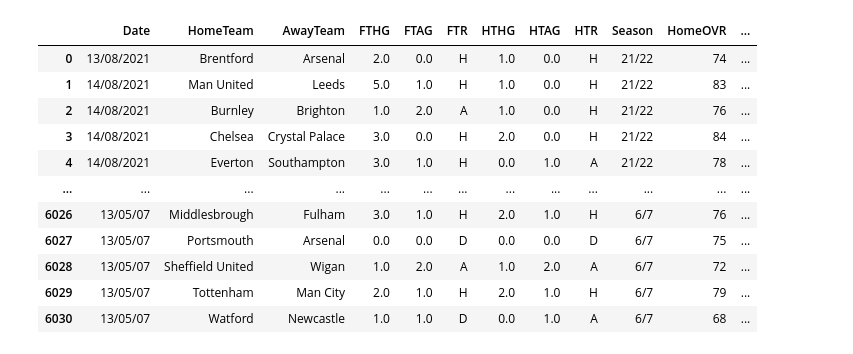
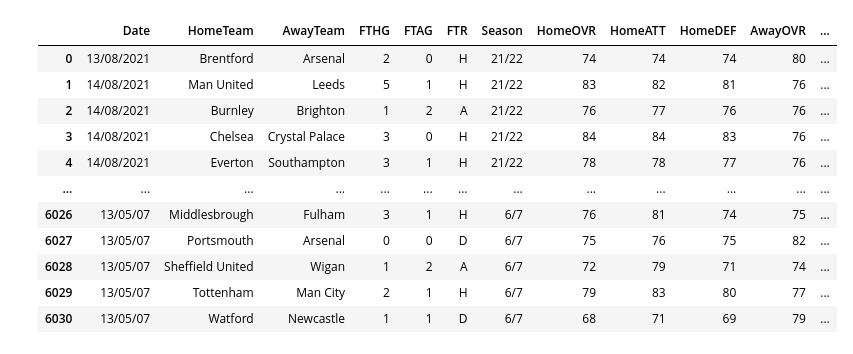
Before and after one commit to nickriley21/CMSC320Final, a Jupyter notebook: Final/Final.ipynb, the cells around one changed output. Saved outputs shown, nothing was run; the diff lists cells and outputs as text; code cells hidden in the pictures.

```diff
--- a/Final/Final.ipynb
+++ b/Final/Final.ipynb
@@ -69,6 +64,9 @@ for fifa in fifas:
     root = BeautifulSoup(fifa.content)
     tables = root.find("table")
     overalls = tables.findAll("td", {"data-title":"OVR"})
+    attacks = tables.findAll("td", {"data-title":"ATT"})
+    defends = tables.findAll("td", {"data-title":"DEF"})
+
     teams = tables.findAll("a", text=re.compile("^(((([A-Z][a-z]+)|(&)|(AFC)|(F\.?C\.?)) ?)+)$"))
     teams = list(map(lambda x: re.search('>(((([A-Z][a-z]+)|(&amp;)|(AFC)|(F\.?C\.?)) ?)+)<',str(x))[1],teams))
     teams = [x for x in teams if 'Premier League' not in x]
@@ -132,10 +130,18 @@ for fifa in fifas:
 
 
     overalls = list(map(lambda x: re.search('>(\d\d)<',str(x))[1],overalls))
+    attacks = list(map(lambda x: re.search('>(\d\d)<',str(x))[1],attacks))
+    defends = list(map(lambda x: re.search('>(\d\d)<',str(x))[1],defends))
+
     t = dict()
     for i,team in enumerate(teams):
-        t[team] = overalls[i]
+        # This was one of the most glaringly incorrect values I found.
+        # It says it was 69, but that just is nowhere near correct, it was 79
+        if j == 16 and team == "Man United":
+            attacks[i] = 79
+        t[team] = overalls[i],attacks[i],defends[i]
     lst[str(j-1)+'/'+str(j)] = t
     j += 1
-lst
+
+{k: lst[k] for k in list(lst)[:2]}
 # %% [output]
@@ -159,43 +171,78 @@ lst
 # %%
-data.reset_index(inplace=True)
-df = data.loc[:, data.columns.intersection(['Date','Season','HomeTeam', 'AwayTeam','FTR','FTHG','FTAG','HTR','HTHG','HTAG'])]
+df = data.loc[:, data.columns.intersection(['Date','Season','HomeTeam', 'AwayTeam','FTR','FTHG','FTAG'])]#,'HTR','HTHG','HTAG'])]
+df = df.astype({'FTHG':'int','FTAG':'int'})
 df['HomeOVR'] = 0
+df['HomeATT'] = 0
+df['HomeDEF'] = 0
+
 df['AwayOVR'] = 0
+df['AwayATT'] = 0
+df['AwayDEF'] = 0
+
 for i,row in df.iterrows():
 
     # 2 teams have issues on the fifaindex website
-    # 11/12 Arsenal when they are in the pro league: 81 overall
-    # 12/13 South Hampton when they are in the MLS: 73 overall
+    # 11/12 Arsenal when they are in the Pro League: 81 OVR, 84 ATT, 81 DEF
+    # 12/13 South Hampton when they are in the "npower Champ." league: 73 OVR, 71 ATT, 68 DEF
     # we will just manualy grab them
     season = row['Season']
     home = row['HomeTeam']
     away = row['AwayTeam']
     try:
-        df.at[i,'HomeOVR'] = lst[season][home]
+        df.at[i,'HomeOVR'] = lst[season][home][0]
+        df.at[i,'HomeATT'] = lst[season][home][1]
+        df.at[i,'HomeDEF'] = lst[season][home][2]
         try:
-            df.at[i,'AwayOVR'] = lst[season][away]
+            df.at[i,'AwayOVR'] = lst[season][away][0]
+            df.at[i,'AwayATT'] = lst[season][away][1]
+            df.at[i,'AwayDEF'] = lst[season][away][2]
         except:
             if away == 'Arsenal':
                 df.at[i,'AwayOVR'] = 81
+                df.at[i,'AwayDEF'] = 81
+                df.at[i,'AwayATT'] = 84
+
+                df.at[i,'HomeOVR'] = lst[season][home][0]
+                df.at[i,'HomeATT'] = lst[season][home][1]
+                df.at[i,'HomeDEF'] = lst[season][home][2]
+
             if away == 'Southampton':
                 df.at[i,'AwayOVR'] = 73
+                df.at[i,'AwayATT'] = 71
+                df.at[i,'AwayDEF'] = 68
+
+                df.at[i,'HomeOVR'] = lst[season][home][0]
+                df.at[i,'HomeATT'] = lst[season][home][1]
+                df.at[i,'HomeDEF'] = lst[season][home][2]
     except:
         if home == 'Arsenal':
                 df.at[i,'HomeOVR'] = 81
+                df.at[i,'HomeDEF'] = 81
+                df.at[i,'HomeATT'] = 84
+
+                df.at[i,'AwayOVR'] = lst[season][away][0]
+                df.at[i,'AwayATT'] = lst[season][away][1]
+                df.at[i,'AwayDEF'] = lst[season][away][2]
+
         if home == 'Southampton':
             df.at[i,'HomeOVR'] = 73
+            df.at[i,'HomeATT'] = 71
+            df.at[i,'HomeDEF'] = 68
 
+            df.at[i,'AwayOVR'] = lst[season][away][0]
+            df.at[i,'AwayATT'] = lst[season][away][1]
+            df.at[i,'AwayDEF'] = lst[season][away][2]
 df
 # %% [output]
-|  | Date | HomeTeam | AwayTeam | FTHG | FTAG | FTR | HTHG | HTAG | HTR | Season | HomeOVR | ... |
-| 0 | 13/08/2021 | Brentford | Arsenal | 2.0 | 0.0 | H | 1.0 | 0.0 | H | 21/22 | 74 | ... |
-| 1 | 14/08/2021 | Man United | Leeds | 5.0 | 1.0 | H | 1.0 | 0.0 | H | 21/22 | 83 | ... |
-| 2 | 14/08/2021 | Burnley | Brighton | 1.0 | 2.0 | A | 1.0 | 0.0 | H | 21/22 | 76 | ... |
-| 3 | 14/08/2021 | Chelsea | Crystal Palace | 3.0 | 0.0 | H | 2.0 | 0.0 | H | 21/22 | 84 | ... |
-| 4 | 14/08/2021 | Everton | Southampton | 3.0 | 1.0 | H | 0.0 | 1.0 | A | 21/22 | 78 | ... |
+|  | Date | HomeTeam | AwayTeam | FTHG | FTAG | FTR | Season | HomeOVR | HomeATT | HomeDEF | AwayOVR | ... |
+| 0 | 13/08/2021 | Brentford | Arsenal | 2 | 0 | H | 21/22 | 74 | 74 | 74 | 80 | ... |
+| 1 | 14/08/2021 | Man United | Leeds | 5 | 1 | H | 21/22 | 83 | 82 | 81 | 76 | ... |
+| 2 | 14/08/2021 | Burnley | Brighton | 1 | 2 | A | 21/22 | 76 | 77 | 76 | 76 | ... |
+| 3 | 14/08/2021 | Chelsea | Crystal Palace | 3 | 0 | H | 21/22 | 84 | 84 | 83 | 76 | ... |
+| 4 | 14/08/2021 | Everton | Southampton | 3 | 1 | H | 21/22 | 78 | 78 | 77 | 76 | ... |
 | ... | ... | ... | ... | ... | ... | ... | ... | ... | ... | ... | ... | ... |
-| 6026 | 13/05/07 | Middlesbrough | Fulham | 3.0 | 1.0 | H | 2.0 | 1.0 | H | 6/7 | 76 | ... |
-| 6027 | 13/05/07 | Portsmouth | Arsenal | 0.0 | 0.0 | D | 0.0 | 0.0 | D | 6/7 | 75 | ... |
-| 6028 | 13/05/07 | Sheffield United | Wigan | 1.0 | 2.0 | A | 1.0 | 2.0 | A | 6/7 | 72 | ... |
-| 6029 | 13/05/07 | Tottenham | Man City | 2.0 | 1.0 | H | 2.0 | 1.0 | H | 6/7 | 79 | ... |
-| 6030 | 13/05/07 | Watford | Newcastle | 1.0 | 1.0 | D | 0.0 | 1.0 | A | 6/7 | 68 | ... |
+| 6026 | 13/05/07 | Middlesbrough | Fulham | 3 | 1 | H | 6/7 | 76 | 81 | 74 | 75 | ... |
+| 6027 | 13/05/07 | Portsmouth | Arsenal | 0 | 0 | D | 6/7 | 75 | 76 | 75 | 82 | ... |
+| 6028 | 13/05/07 | Sheffield United | Wigan | 1 | 2 | A | 6/7 | 72 | 79 | 71 | 74 | ... |
+| 6029 | 13/05/07 | Tottenham | Man City | 2 | 1 | H | 6/7 | 79 | 83 | 80 | 77 | ... |
+| 6030 | 13/05/07 | Watford | Newcastle | 1 | 1 | D | 6/7 | 68 | 71 | 69 | 79 | ... |
```
Also changed, not shown: parts of 59 cells of this notebook.
